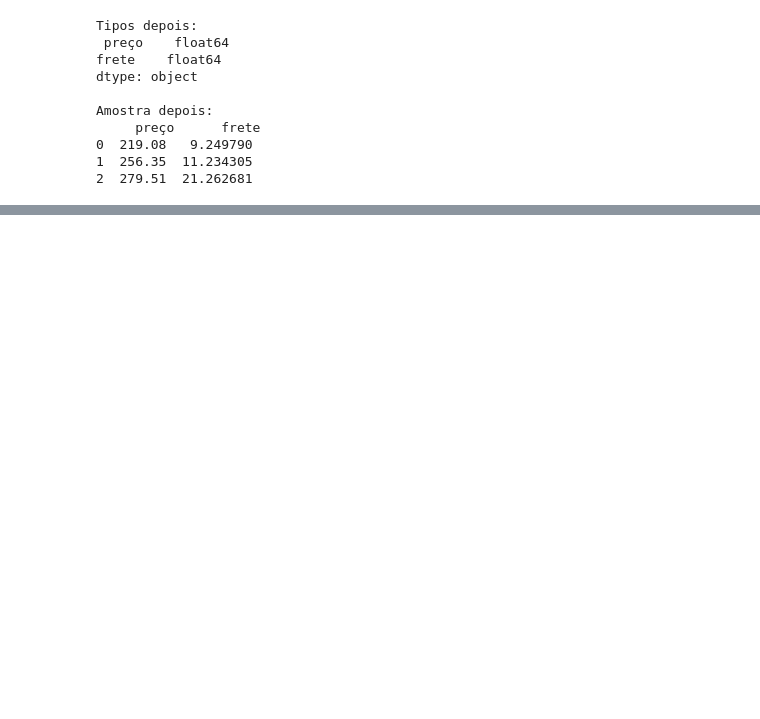
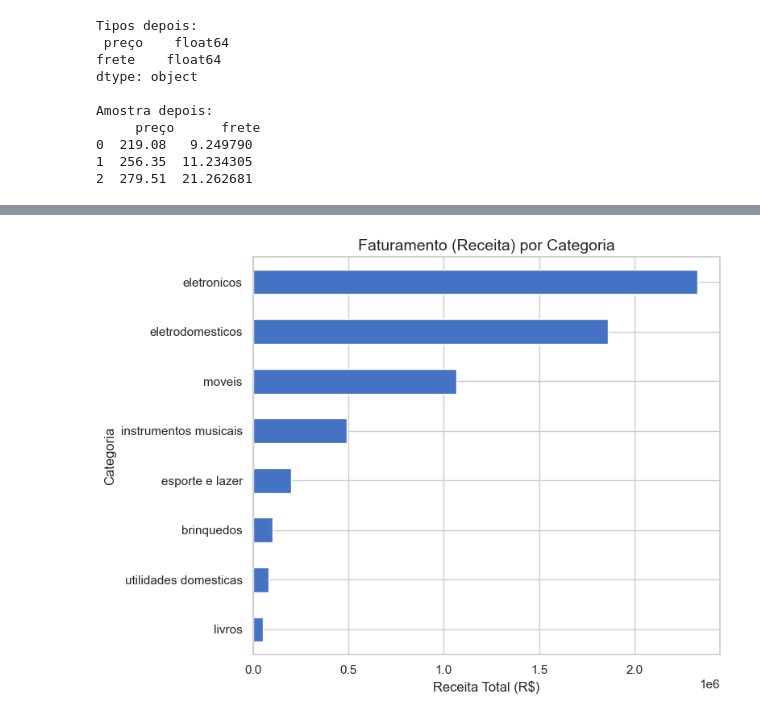
Before and after one commit to Wilson-Maciel/Store_ciencia_de_dados, a Jupyter notebook: notebooks/AluraStoreBrasil.ipynb, the cells around one changed output, grey strips where cells are left out. Cells and saved outputs as stored; diff of their text form; code cells hidden in the pictures; blank space fills up the shorter version.

```diff
--- a/notebooks/AluraStoreBrasil.ipynb
+++ b/notebooks/AluraStoreBrasil.ipynb
@@ -456,0 +330,12 @@ Name: frete, dtype: float64
+# %%
+faturamento_categoria = (
+    dados
+    .groupby("categoria_do_produto", as_index=False)["receita"]
+    .sum()
+    .rename(columns={"receita": "faturamento_total"})
+    .sort_values("faturamento_total", ascending=False)
+)
+
+faturamento_categoria["faturamento_total"] = faturamento_categoria["faturamento_total"].round(2)
+
+faturamento_categoria.head()
@@ -456,0 +349,23 @@ Name: frete, dtype: float64
+# %%
+# Bloco COMPLETO corrigido para Faturamento por Categoria
+plt.figure(figsize=(8, 6))
+
+# 1. Ordenamos pelo valor do faturamento
+# 2. Definimos a categoria como índice (para o plot usar como rótulo Y)
+# 3. Selecionamos a coluna de valores e plotamos
+(faturamento_categoria
+ .sort_values(by="faturamento_total", ascending=True)
+ .set_index("categoria_do_produto")["faturamento_total"]
+ .plot(kind="barh", color="#4472C4")
+)
+
+plt.title("Faturamento (Receita) por Categoria", fontsize=14)
+plt.xlabel("Receita Total (R$)")
+plt.ylabel("Categoria")
+plt.tight_layout()
+
+# SALVAR A IMAGEM
+plt.savefig("../images/faturamento_por_categoria.png", dpi=300)
+plt.show()
+# %% [output]
+[figure, added]
```
Also changed, not shown: parts of 70 cells of this notebook, 12 other files.
